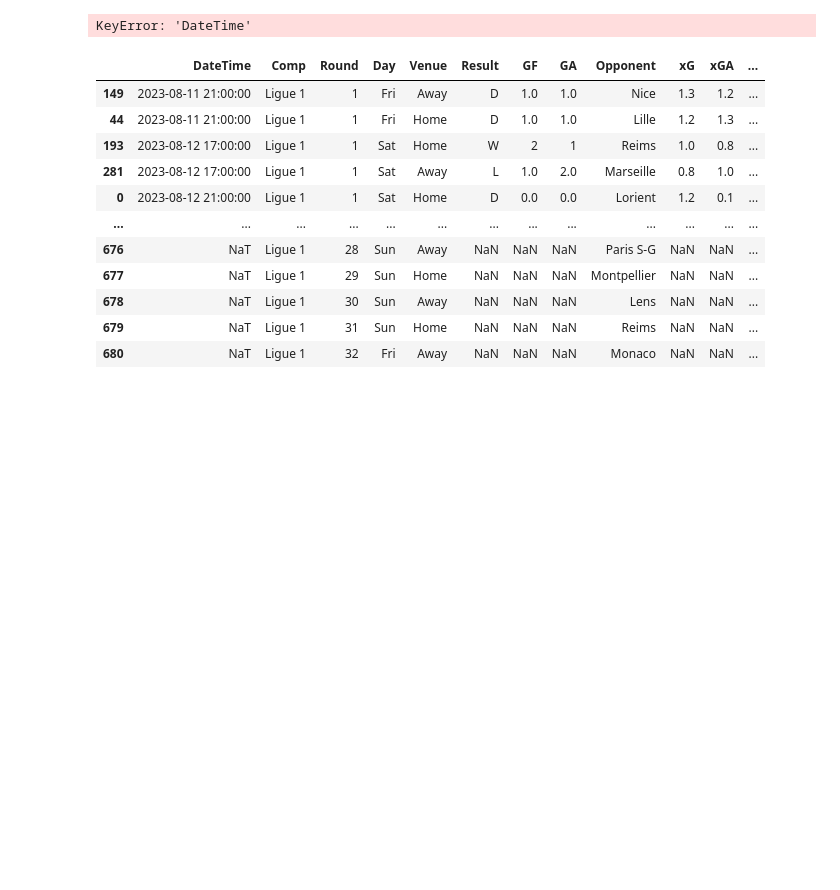
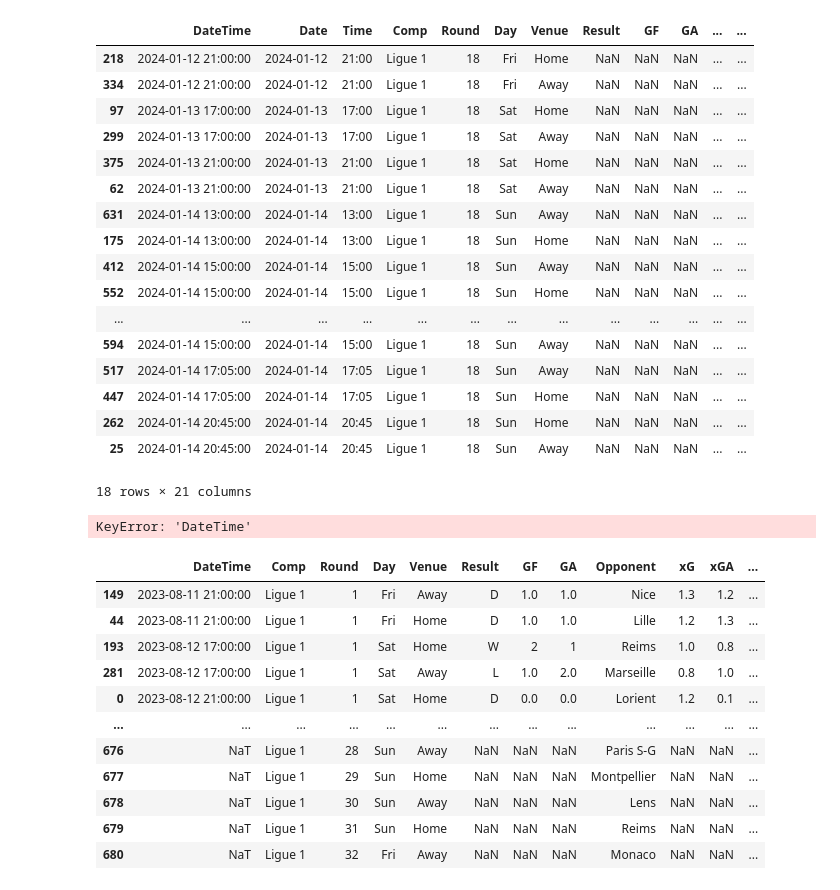
Before and after one commit to alexandreviard/Ligue1Predictor, a Jupyter notebook: Fbref_alex/script.ipynb, the cells around one changed output. Saved outputs shown, nothing was run; the diff lists cells and outputs as text; code cells hidden in the pictures; blank space fills up the shorter version.

```diff
--- a/Fbref_alex/script.ipynb
+++ b/Fbref_alex/script.ipynb
@@ -70,3 +243,27 @@ IntCastingNaNError: Cannot convert non-finite values (NA or inf) to integer
 # %%
-a.dropna(subset=["Date", "Time"], inplace=True)
+a.dropna(subset=["Date", "Time", "Round"], inplace=True)
+# %%
+a = preprocess_intitial(a, mapping_equipe)
+# %%
+a.dropna(subset=["Date", "Time", "Round"], inplace=True)
+a = preprocess_intitial(a, mapping_equipe)
+
+aujourdhui = datetime.now()
+a = a[(a['DateTime'] >= aujourdhui)]
+a = a.sort_values(by='DateTime')
+
+# Prendre la première date
+premiere_date_proche = a['DateTime'].iloc[0] if not a.empty else None
+
+# Afficher la première date proche
+dix_jours = timedelta(days=10)+ premiere_date_proche
+a = a[(a['DateTime'] <= dix_jours)]
+# %%
+
+# Prendre la première date
+premiere_date_proche = a['DateTime'].iloc[0] if not a.empty else None
+
+# Afficher la première date proche
+dix_jours = timedelta(days=10)+ premiere_date_proche
+a = a[(a['DateTime'] <= dix_jours)]
 # %%
@@ -101,6 +307,27 @@ a['Team'] = a['Team'].map(mapping_equipe).fillna(a['Team'])
 a['Round'] = a['Round'].str.extract(r'(\d+)').astype(int)
 
 a = a[(a['DateTime'] <= dix_jours)]
+# %%
+a
+# %% [output]
+|  | DateTime | Date | Time | Comp | Round | Day | Venue | Result | GF | GA | ... | ... |
+| 218 | 2024-01-12 21:00:00 | 2024-01-12 | 21:00 | Ligue 1 | 18 | Fri | Home | NaN | NaN | NaN | ... | ... |
+| 334 | 2024-01-12 21:00:00 | 2024-01-12 | 21:00 | Ligue 1 | 18 | Fri | Away | NaN | NaN | NaN | ... | ... |
+| 97 | 2024-01-13 17:00:00 | 2024-01-13 | 17:00 | Ligue 1 | 18 | Sat | Home | NaN | NaN | NaN | ... | ... |
+| 299 | 2024-01-13 17:00:00 | 2024-01-13 | 17:00 | Ligue 1 | 18 | Sat | Away | NaN | NaN | NaN | ... | ... |
+| 375 | 2024-01-13 21:00:00 | 2024-01-13 | 21:00 | Ligue 1 | 18 | Sat | Home | NaN | NaN | NaN | ... | ... |
+| 62 | 2024-01-13 21:00:00 | 2024-01-13 | 21:00 | Ligue 1 | 18 | Sat | Away | NaN | NaN | NaN | ... | ... |
+| 631 | 2024-01-14 13:00:00 | 2024-01-14 | 13:00 | Ligue 1 | 18 | Sun | Away | NaN | NaN | NaN | ... | ... |
+| 175 | 2024-01-14 13:00:00 | 2024-01-14 | 13:00 | Ligue 1 | 18 | Sun | Home | NaN | NaN | NaN | ... | ... |
+| 412 | 2024-01-14 15:00:00 | 2024-01-14 | 15:00 | Ligue 1 | 18 | Sun | Away | NaN | NaN | NaN | ... | ... |
+| 552 | 2024-01-14 15:00:00 | 2024-01-14 | 15:00 | Ligue 1 | 18 | Sun | Home | NaN | NaN | NaN | ... | ... |
+| ... | ... | ... | ... | ... | ... | ... | ... | ... | ... | ... | ... | ... |
+| 594 | 2024-01-14 15:00:00 | 2024-01-14 | 15:00 | Ligue 1 | 18 | Sun | Away | NaN | NaN | NaN | ... | ... |
+| 517 | 2024-01-14 17:05:00 | 2024-01-14 | 17:05 | Ligue 1 | 18 | Sun | Away | NaN | NaN | NaN | ... | ... |
+| 447 | 2024-01-14 17:05:00 | 2024-01-14 | 17:05 | Ligue 1 | 18 | Sun | Home | NaN | NaN | NaN | ... | ... |
+| 262 | 2024-01-14 20:45:00 | 2024-01-14 | 20:45 | Ligue 1 | 18 | Sun | Home | NaN | NaN | NaN | ... | ... |
+| 25 | 2024-01-14 20:45:00 | 2024-01-14 | 20:45 | Ligue 1 | 18 | Sun | Away | NaN | NaN | NaN | ... | ... |
+18 rows × 21 columns
 # %%
 c = pd.read_csv("SOCCER_201223_18h-2.csv", index_col=0)
 # %%
```
Also changed, not shown: parts of 19 cells of this notebook, 3 other files.
